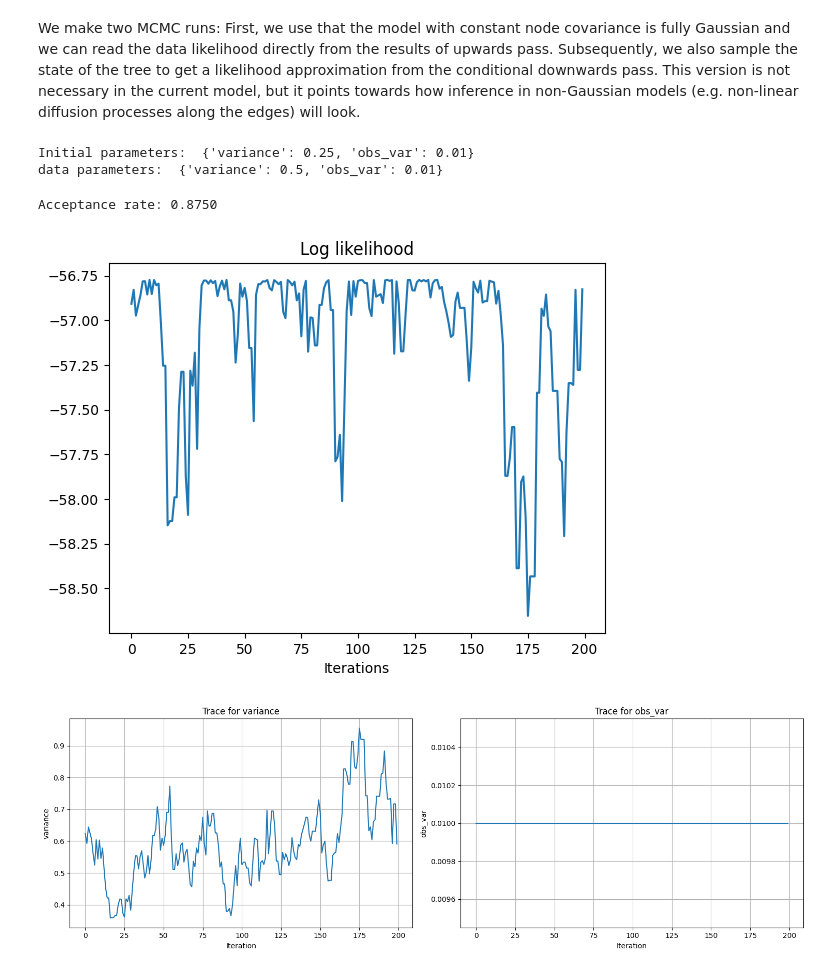
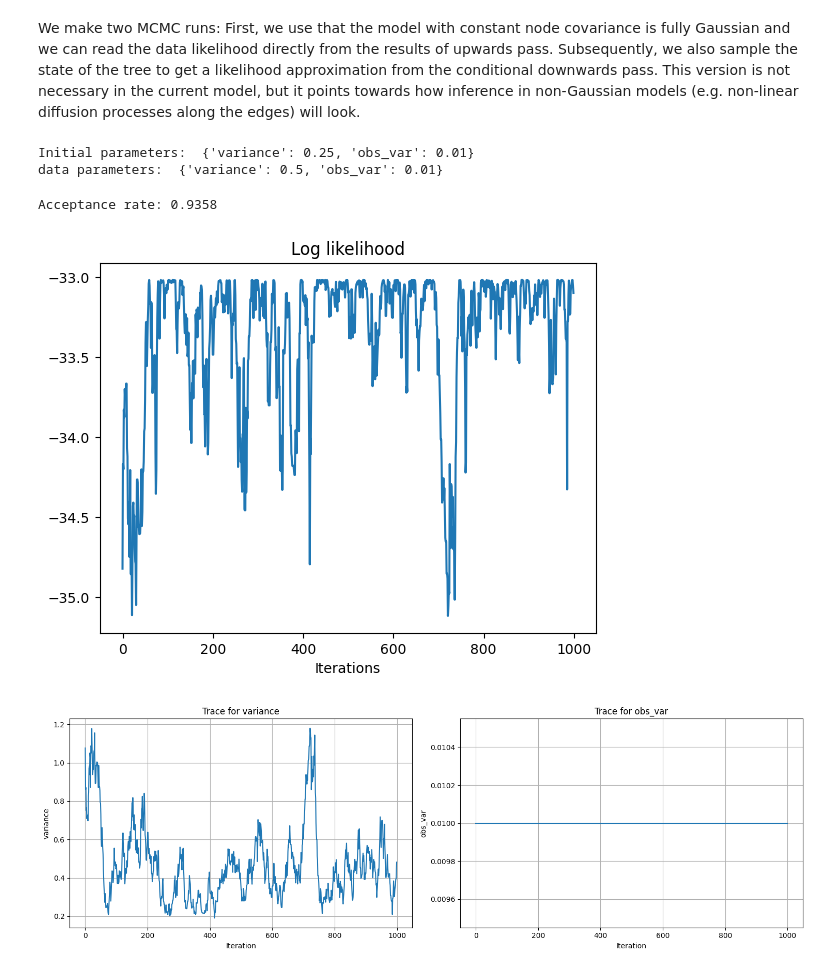
Before and after one commit to ComputationalEvolutionaryMorphometry/hyperiax, a Jupyter notebook: examples/mcmc_Gaussian_BFFG.ipynb, the cells around one changed output. Saved outputs shown, nothing was run; the diff lists cells and outputs as text; code cells hidden in the pictures.

Commit message:
Gaussian BFFG notebook updated to v2; parameters can be passed to down execution; mcmc updates; string representation of tree for printing

```diff
--- a/examples/mcmc_Gaussian_BFFG.ipynb
+++ b/examples/mcmc_Gaussian_BFFG.ipynb
@@ -156,17 +167,15 @@ updown = LevelwiseTreeExecutor(updownmodel)
 We make an upwards pass and a downwards conditional sampling to test. Subsequently, we time the three operations (uncondtional down, conditional down, and up).
 # %%
 # backwards filter and fowards guiding
-utree = leaf_tree.copy()
-init_up(utree,params)
-utree = updown.up(utree,params.values())
-utree.root['value'] = root
-dtree_conditional = updown.down(utree,params.values())
+init_up(leaf_values,params)
+up.up(tree,params.values())
+down_conditional.down(tree,params.values())
 
 # time the operations
 subkey, key = split(key)
-noise_tree = hyperiax.tree.initializers.initialize_noise(tree, subkey, (d,))
-%time down_unconditional.down(noise_tree,params.values())
-%time updown.up(utree,params.values())
-updown.up(utree,params.values())
-%time updown.up(utree,params.values())
+update_noise(tree,subkey)
+down_unconditional.down(tree,params.values())
+%time down_unconditional.down(tree,params.values())
+%time down_conditional.down(tree,params.values())
+%time up.up(tree,params.values())
 # %% [output]
@@ -234,58 +249,56 @@ cov:  [[ 0.97881436 -0.00872186]
 # %% [markdown]
 We make two MCMC runs: First, we use that the model with constant node covariance is fully Gaussian and we can read the data likelihood directly from the results of upwards pass. Subsequently, we also sample the state of the tree to get a likelihood approximation from the conditional downwards pass. This version is not necessary in the current model, but it points towards how inference in non-Gaussian models (e.g. non-linear diffusion processes along the edges) will look.
 # %%
+import copy
+
 # inference for Gaussian model, likelihood from backwards filtering
-def log_likelihood(state):
+def log_likelihood(data,state):
     """Log likelihood of the tree."""
-    parameters,tree = state
-    v,c,F,H = tree.root['value'],tree.root['c_0'],tree.root['F_0'],tree.root['H_0']
+    params, = state
+    init_up(data,params); up.up(tree,params.values())
+    v,F,H = tree.data['value'][0],tree.data['F_T'][0],tree.data['H_T'][0]
+    c = -jnp.real(jax.scipy.stats.multivariate_normal.logpdf(v,jnp.zeros(d),jnp.linalg.inv(H)))
     return -c+F@v-.5*v.T@H@v
 
 def log_posterior(data,state):
     """Log posterior given the state and data."""
-    parameters,_ = state
-    log_prior = parameters.log_prior()
-    log_like = log_likelihood(state)
+    params, = state
+    log_prior = params.log_prior()
+    log_like = log_likelihood(data,state)
     return log_prior + log_like
 
-def proposal(data, state, key):
-    parameters,tree = state
-
-    new_parameters = parameters.propose(key)
-    # backwards filtering with updated parameters
-    utree = data.copy(); init_up(utree,new_parameters)
-    utree = updown.up(utree,new_parameters.values())
-
-    return new_parameters,utree
+def proposal(state, key):
+    params,= state
+    new_params = params.propose(key)
+    return (new_params,)
 
 # tree values and parameters
 init_params = ParameterStore({
     'variance': VarianceParameter(.25), # variance of the Gaussian transition kernel
     'obs_var': VarianceParameter(.01,alpha=3,beta=.5,keep_constant=True) # observation noise variance. We keep it constant here because of lacking identifiability (which will not be the case with higher-dimensional correlated data)
     })
 print("Initial parameters: ",init_params.values())
 print("data parameters: ",params.values())
 
 # initial state
-leaf_tree.root['value'] = root
-utree = leaf_tree.copy(); init_up(utree,init_params)
-init_state = (init_params,updown.up(utree,init_params.values()))
+init_up(leaf_values,init_params)
+init_state = (init_params,)
 
 # Run Metropolis-Hastings
 subkey, key = split(key)
-log_likelihoods,samples = metropolis_hastings(log_posterior, proposal, leaf_tree, init_state, 200, burn_in=200, rng_key=key, savef=lambda state: state[0])
+log_likelihoods,samples = metropolis_hastings(log_posterior, proposal, leaf_values, init_state, 1000, burn_in=200, rng_key=key, savef=lambda state: state[0])
 
 # plot
 plt.plot(log_likelihoods)
 plt.xlabel("Iterations")
 plt.title('Log likelihood')
 trace_plots(samples)
 # %% [output]
 Initial parameters:  {'variance': 0.25, 'obs_var': 0.01}
 data parameters:  {'variance': 0.5, 'obs_var': 0.01}
-Acceptance rate: 0.8750
+Acceptance rate: 0.9358
-[figure, old version]
+[figure, new version]
-[figure, old version]
+[figure, new version]
 # %%
 # inference for Gaussian model, likelihood from forward guiding
 
```
Also changed, not shown: parts of 19 cells of this notebook, 4 other files.
